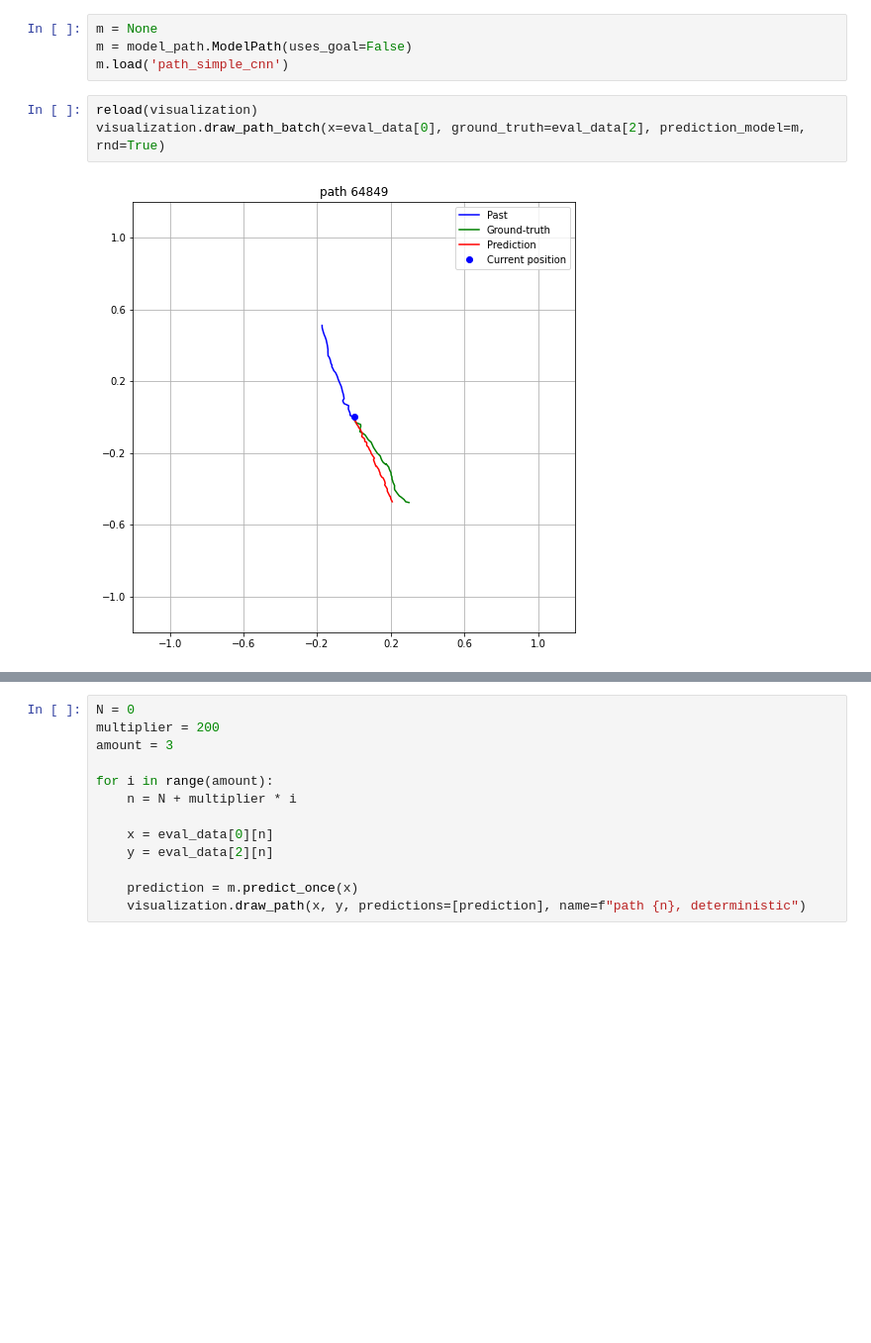
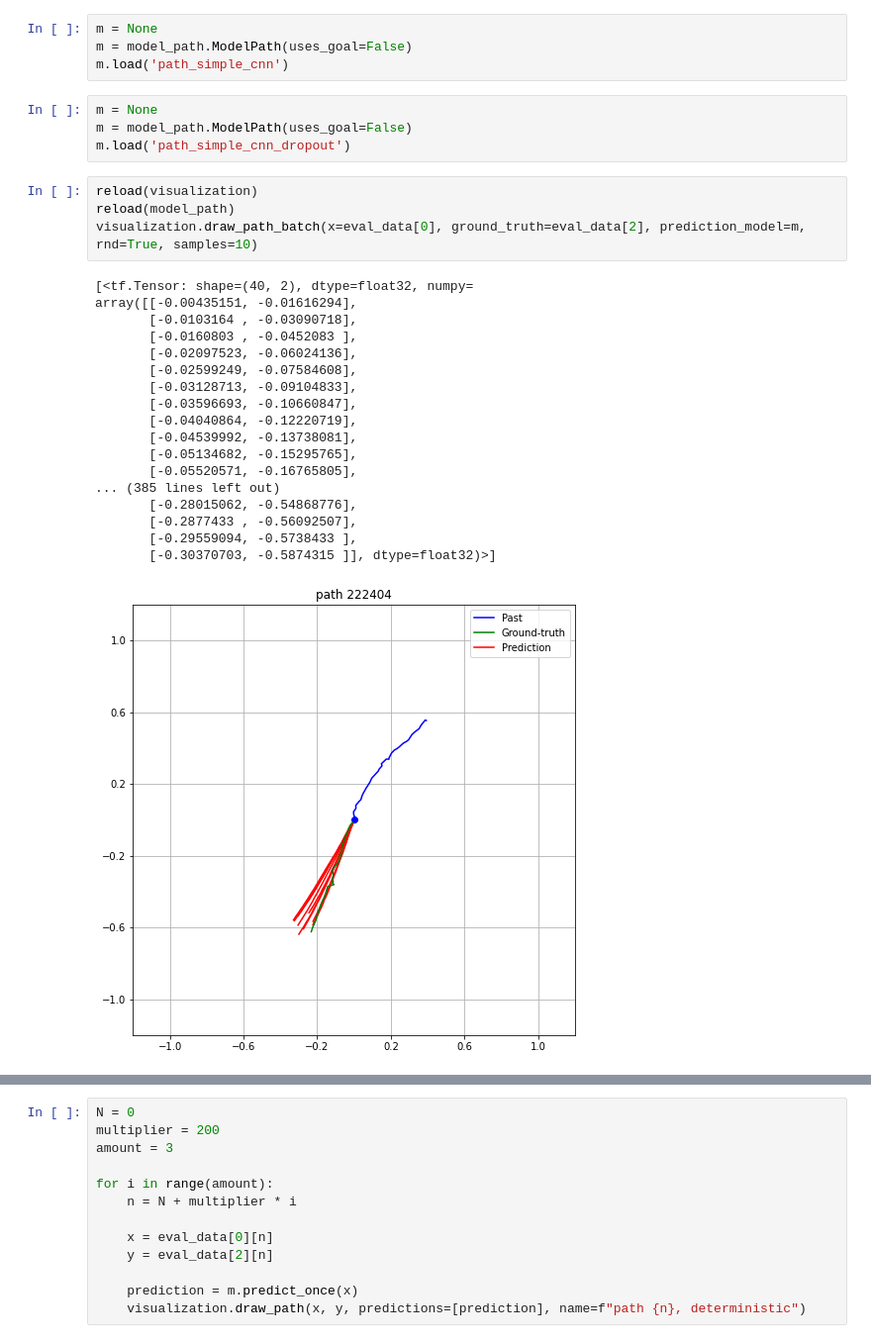
Before and after one commit to lintglitch/trajectory-prediction, a Jupyter notebook: example_output.ipynb, the cells around one changed output, grey strips where cells are left out. Shown at 99% size. Drawn from its saved outputs; the diff is of its cells as text; blank space fills up the shorter version.

```diff
--- a/example_output.ipynb
+++ b/example_output.ipynb
@@ -43,8 +43,30 @@ m.load('path_simple_lstm')
 m = None
 m = model_path.ModelPath(uses_goal=False)
 m.load('path_simple_cnn')
+# %%
+m = None
+m = model_path.ModelPath(uses_goal=False)
+m.load('path_simple_cnn_dropout')
 # %%
 reload(visualization)
-visualization.draw_path_batch(x=eval_data[0], ground_truth=eval_data[2], prediction_model=m, rnd=True)
+reload(model_path)
+visualization.draw_path_batch(x=eval_data[0], ground_truth=eval_data[2], prediction_model=m, rnd=True, samples=10)
 # %% [output]
+[<tf.Tensor: shape=(40, 2), dtype=float32, numpy=
+array([[-0.00435151, -0.01616294],
+       [-0.0103164 , -0.03090718],
+       [-0.0160803 , -0.0452083 ],
+       [-0.02097523, -0.06024136],
+       [-0.02599249, -0.07584608],
+       [-0.03128713, -0.09104833],
+       [-0.03596693, -0.10660847],
+       [-0.04040864, -0.12220719],
+       [-0.04539992, -0.13738081],
+       [-0.05134682, -0.15295765],
+       [-0.05520571, -0.16765805],
+... (385 lines left out)
+       [-0.28015062, -0.54868776],
+       [-0.2877433 , -0.56092507],
+       [-0.29559094, -0.5738433 ],
+       [-0.30370703, -0.5874315 ]], dtype=float32)>]
-[figure, old version]
+[figure, new version]
```
Also changed, not shown: parts of 2 cells of this notebook, 2 other files.
